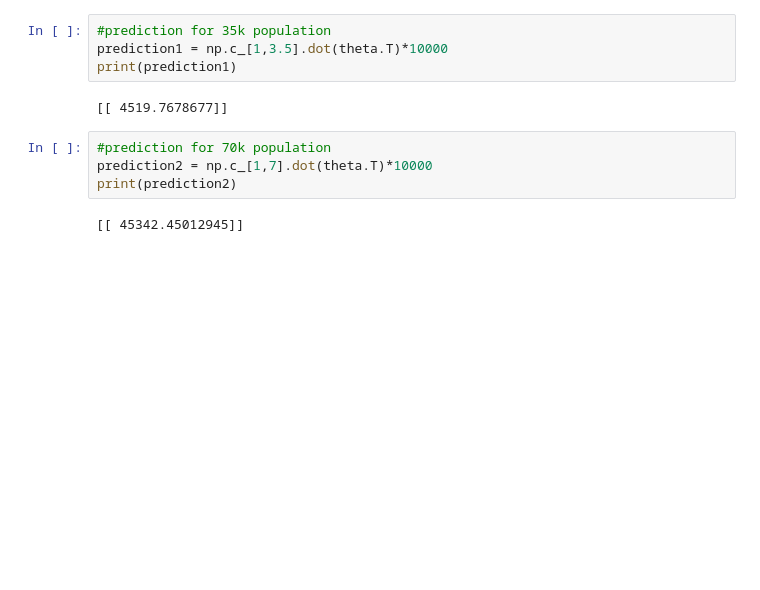
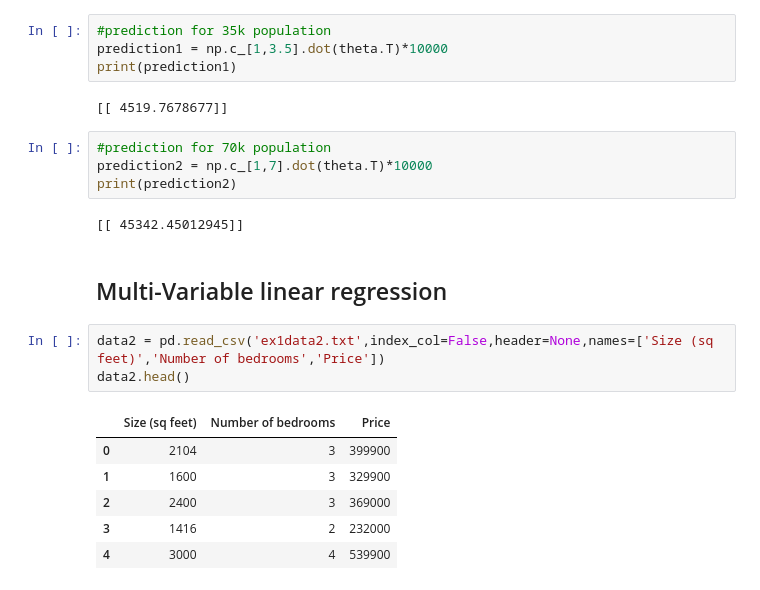
Before and after one commit to ukatz/Machine_learning_coursera, a Jupyter notebook: ML_coursera_ex1.ipynb, the cells around one changed output. Saved outputs shown, nothing was run; the diff lists cells and outputs as text; blank space fills up the shorter version.

```diff
--- a/ML_coursera_ex1.ipynb
+++ b/ML_coursera_ex1.ipynb
@@ -100,3 +101,15 @@ prediction2 = np.c_[1,7].dot(theta.T)*10000
 print(prediction2)
 # %% [output]
 [[ 45342.45012945]]
+# %% [markdown]
+## Multi-Variable linear regression
+# %%
+data2 = pd.read_csv('ex1data2.txt',index_col=False,header=None,names=['Size (sq feet)','Number of bedrooms','Price'])
+data2.head()
+# %% [output]
+|  | Size (sq feet) | Number of bedrooms | Price |
+| 0 | 2104 | 3 | 399900 |
+| 1 | 1600 | 3 | 329900 |
+| 2 | 2400 | 3 | 369000 |
+| 3 | 1416 | 2 | 232000 |
+| 4 | 3000 | 4 | 539900 |
```
Also changed, not shown: parts of 10 cells of this notebook.
